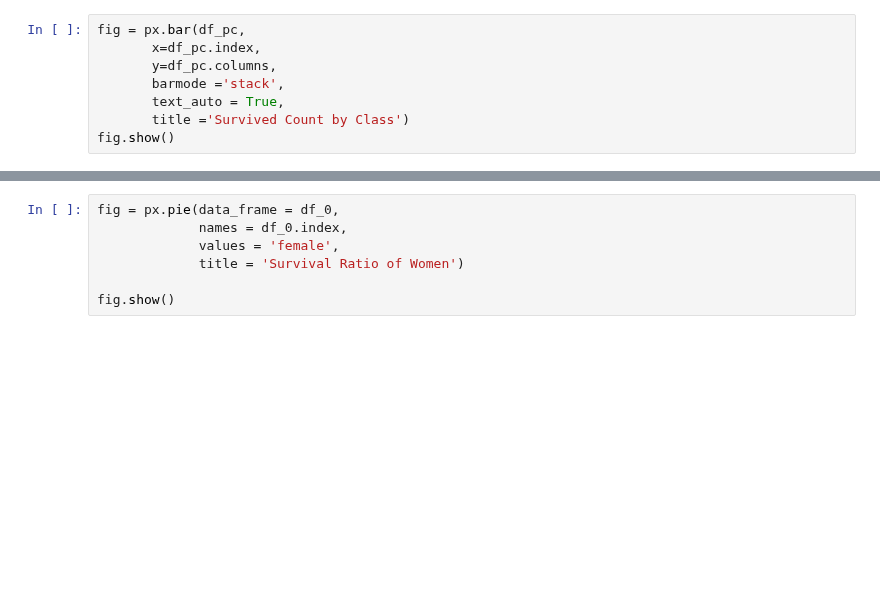
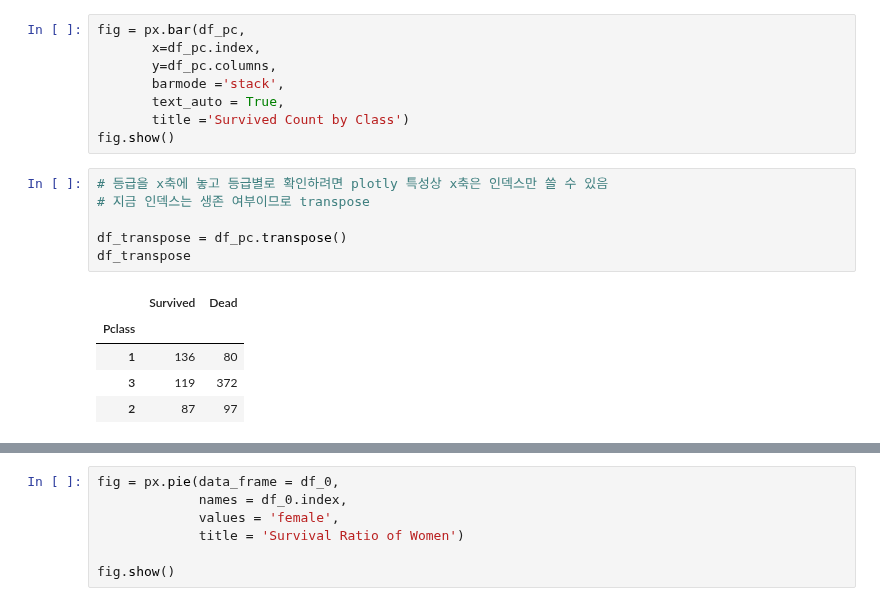
Before and after one commit to miji-lee-kr/titanic_practice, a Jupyter notebook: titanic.ipynb, the cells around one changed output, grey strips where cells are left out. Cells and saved outputs as stored; diff of their text form; blank space fills up the shorter version.

```diff
--- a/titanic.ipynb
+++ b/titanic.ipynb
@@ -232,3 +210,15 @@ fig = px.bar(df_pc,
        text_auto = True,
        title ='Survived Count by Class')
 fig.show()
+# %%
+# 등급을 x축에 놓고 등급별로 확인하려면 plotly 특성상 x축은 인덱스만 쓸 수 있음
+# 지금 인덱스는 생존 여부이므로 transpose
+
+df_transpose = df_pc.transpose()
+df_transpose
+# %% [output]
+|  | Survived | Dead |
+| Pclass |  |  |
+| 1 | 136 | 80 |
+| 3 | 119 | 372 |
+| 2 | 87 | 97 |
```
Also changed, not shown: parts of 11 cells of this notebook.
